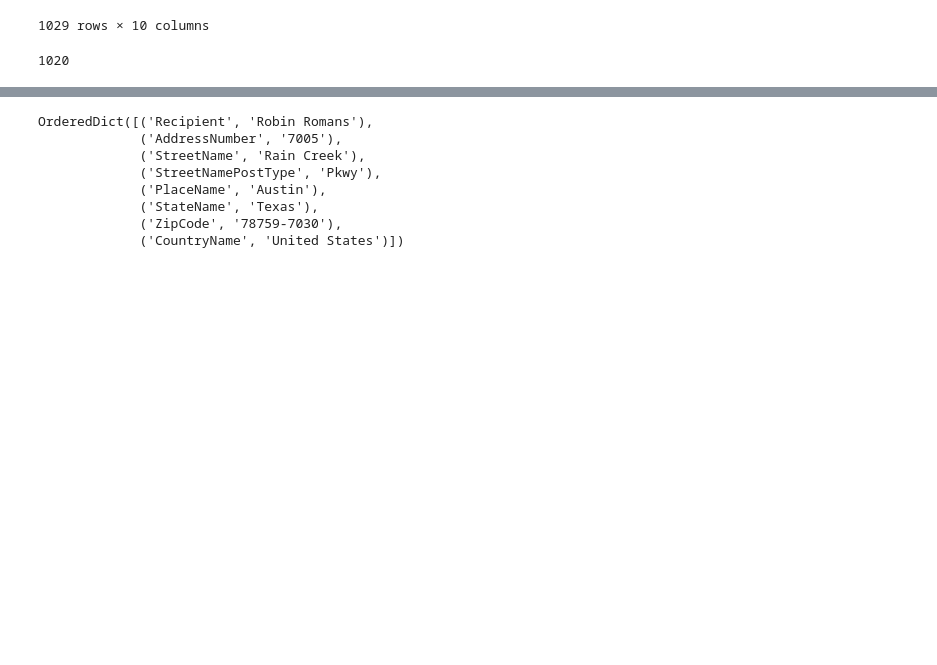
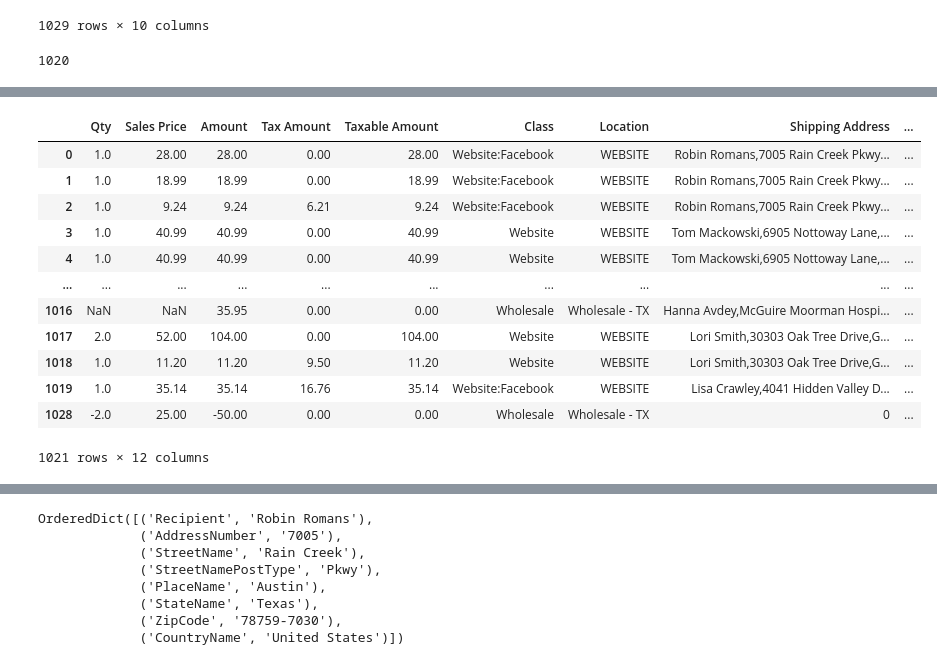
Before and after one commit to CosmicSurgery/Texas-Tax-Code-Lookup, a Jupyter notebook: testing_usaddress.ipynb, the cells around one changed output, grey strips where cells are left out. Saved outputs shown, nothing was run; the diff lists cells and outputs as text; code cells hidden in the pictures; blank space fills up the shorter version.

```diff
--- a/testing_usaddress.ipynb
+++ b/testing_usaddress.ipynb
@@ -43,4 +48,5 @@ len(new_df)
 # %% [output]
 1020
 # %%
-new_df['test'] =
+df['Street Address'] = new_df['AddressNumber'] + ' ' + new_df['StreetName'] + ' ' + new_df['StreetNamePostType']
+df['city'] = new_df['PlaceName']
@@ -46,0 +81,17 @@ new_df['test'] =
+# %%
+df = df.dropna(subset=["Shipping Address"])
+df
+# %% [output]
+|  | Qty | Sales Price | Amount | Tax Amount | Taxable Amount | Class | Location | Shipping Address | ... |
+| 0 | 1.0 | 28.00 | 28.00 | 0.00 | 28.00 | Website:Facebook | WEBSITE | Robin Romans,7005 Rain Creek Pkwy... | ... |
+| 1 | 1.0 | 18.99 | 18.99 | 0.00 | 18.99 | Website:Facebook | WEBSITE | Robin Romans,7005 Rain Creek Pkwy... | ... |
+| 2 | 1.0 | 9.24 | 9.24 | 6.21 | 9.24 | Website:Facebook | WEBSITE | Robin Romans,7005 Rain Creek Pkwy... | ... |
+| 3 | 1.0 | 40.99 | 40.99 | 0.00 | 40.99 | Website | WEBSITE | Tom Mackowski,6905 Nottoway Lane,... | ... |
+| 4 | 1.0 | 40.99 | 40.99 | 0.00 | 40.99 | Website | WEBSITE | Tom Mackowski,6905 Nottoway Lane,... | ... |
+| ... | ... | ... | ... | ... | ... | ... | ... | ... | ... |
+| 1016 | NaN | NaN | 35.95 | 0.00 | 0.00 | Wholesale | Wholesale - TX | Hanna Avdey,McGuire Moorman Hospi... | ... |
+| 1017 | 2.0 | 52.00 | 104.00 | 0.00 | 104.00 | Website | WEBSITE | Lori Smith,30303 Oak Tree Drive,G... | ... |
+| 1018 | 1.0 | 11.20 | 11.20 | 9.50 | 11.20 | Website | WEBSITE | Lori Smith,30303 Oak Tree Drive,G... | ... |
+| 1019 | 1.0 | 35.14 | 35.14 | 16.76 | 35.14 | Website:Facebook | WEBSITE | Lisa Crawley,4041 Hidden Valley D... | ... |
+| 1028 | -2.0 | 25.00 | -50.00 | 0.00 | 0.00 | Wholesale | Wholesale - TX | 0 | ... |
+1021 rows × 12 columns
```
Also changed, not shown: parts of 15 cells of this notebook, 2 other files.
